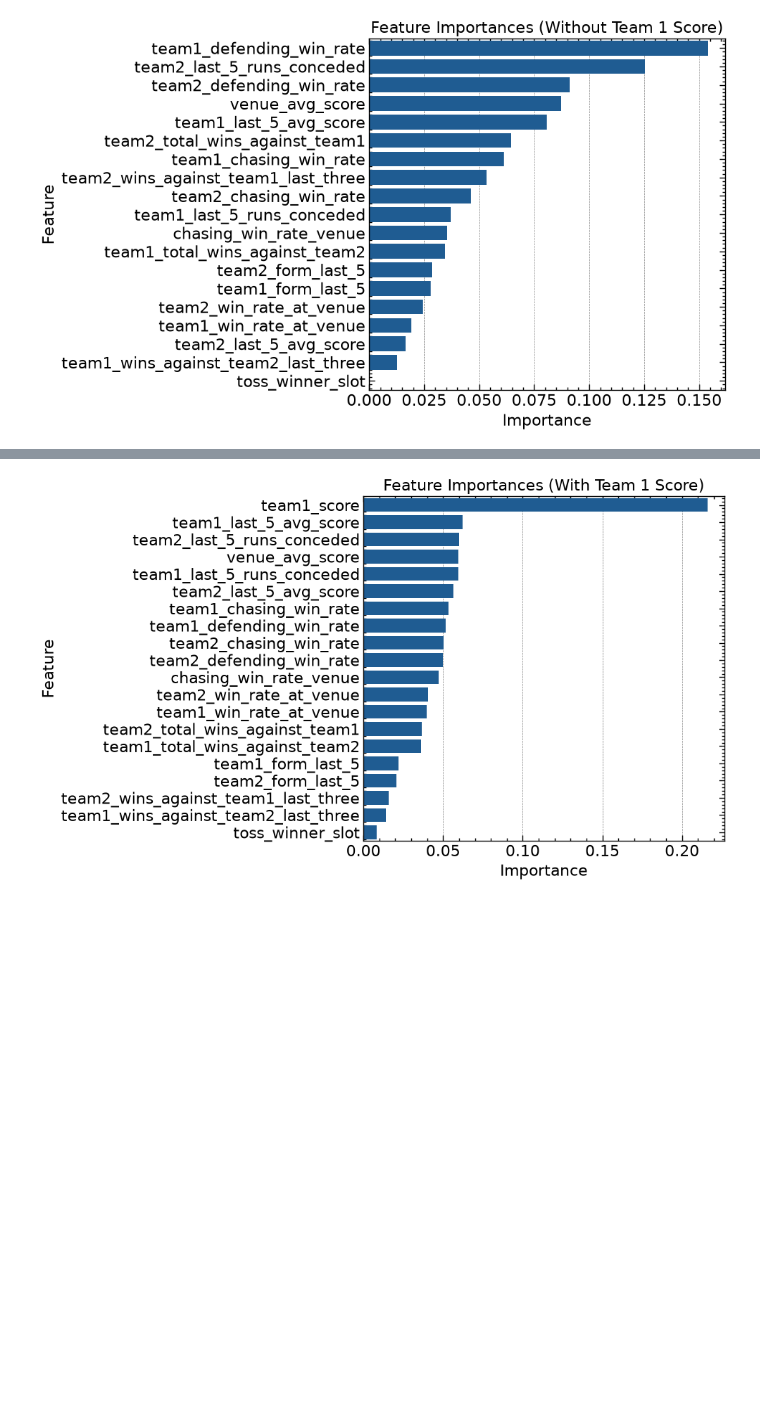
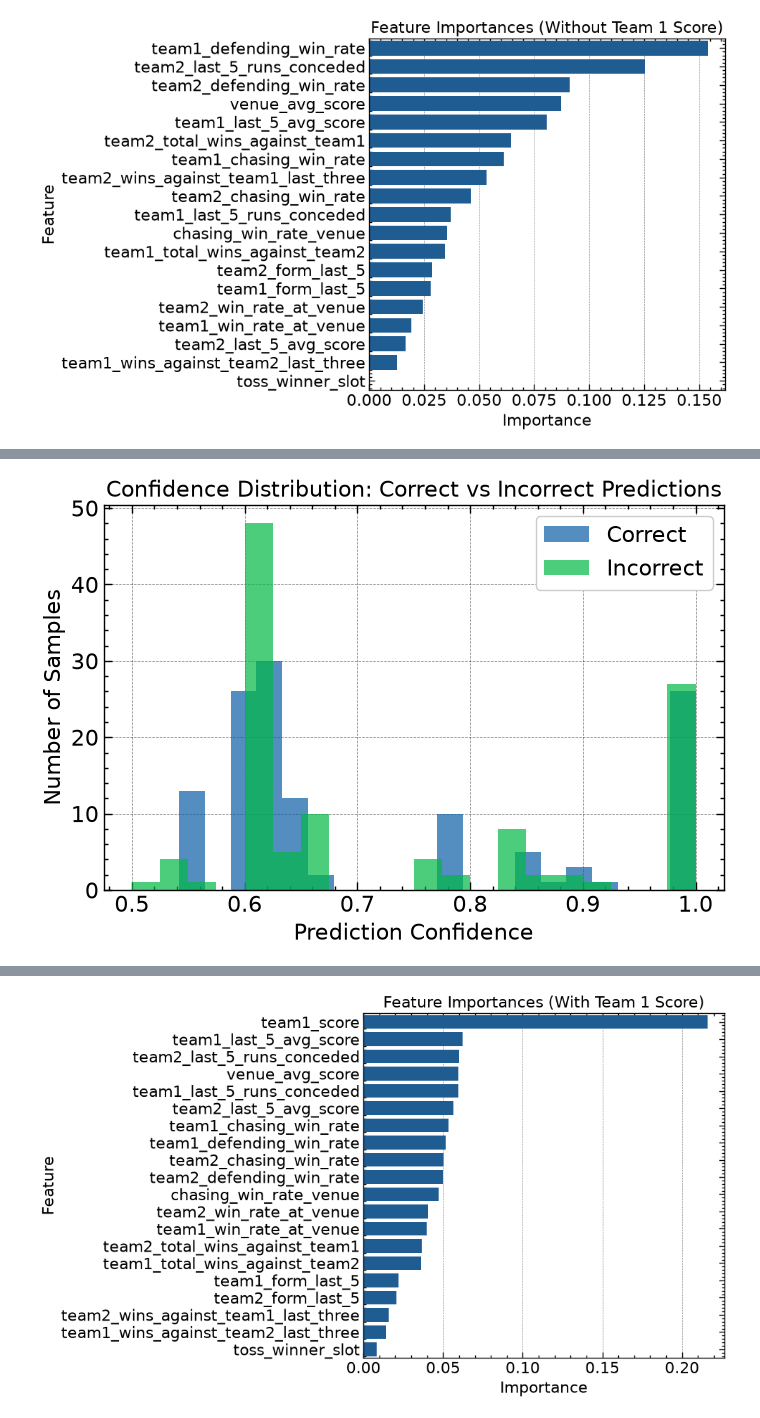
Before and after one commit to Karanveer-Tinna/ipl-cricket-prediction-model, a Jupyter notebook: notebooks/06_model_interpretation.ipynb, the cells around one changed output, grey strips where cells are left out. Saved outputs shown, nothing was run; the diff lists cells and outputs as text; code cells hidden in the pictures; blank space fills up the shorter version.

Commit message:
added shap force plot and confidence-prediction graph

```diff
--- a/notebooks/06_model_interpretation.ipynb
+++ b/notebooks/06_model_interpretation.ipynb
@@ -10,6 +10,7 @@ import shap
 plt.style.use(['science', 'notebook', 'grid'])
 # %%
 X_test = joblib.load("../data/splits/no_score/X_test.pkl")
+y_test = joblib.load("../data/splits/no_score/y_test.pkl")
 features = X_test.columns.tolist()
 # %%
 best_model = joblib.load("../models/production/no_score/best_model.pkl")
@@ -46,0 +62,31 @@ shap.summary_plot(
+# %%
+probs = model.predict_proba(X_test)
+confidence = np.max(probs, axis=1)
+predictions = model.predict(X_test)
+
+correct = predictions == y_test.iloc[:,0]
+
+plt.figure(figsize=(8, 5))
+
+plt.hist(
+    confidence[correct],
+    bins=20,
+    alpha=0.7,
+    label="Correct"
+)
+
+plt.hist(
+    confidence[~correct],
+    bins=20,
+    alpha=0.7,
+    label="Incorrect"
+)
+
+plt.xlabel("Prediction Confidence")
+plt.ylabel("Number of Samples")
+plt.title("Confidence Distribution: Correct vs Incorrect Predictions")
+plt.legend()
+
+plt.show()
+# %% [output]
+[figure, added]
```
Also changed, not shown: parts of 8 cells of this notebook, 8 other files.
